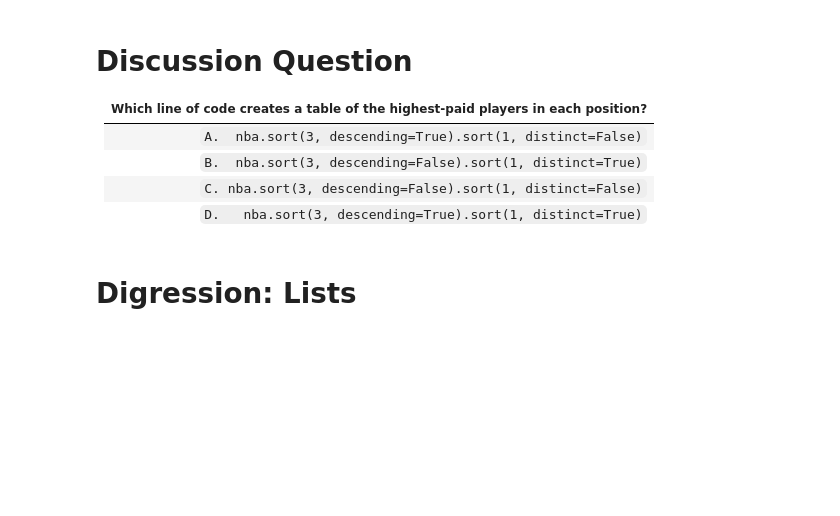
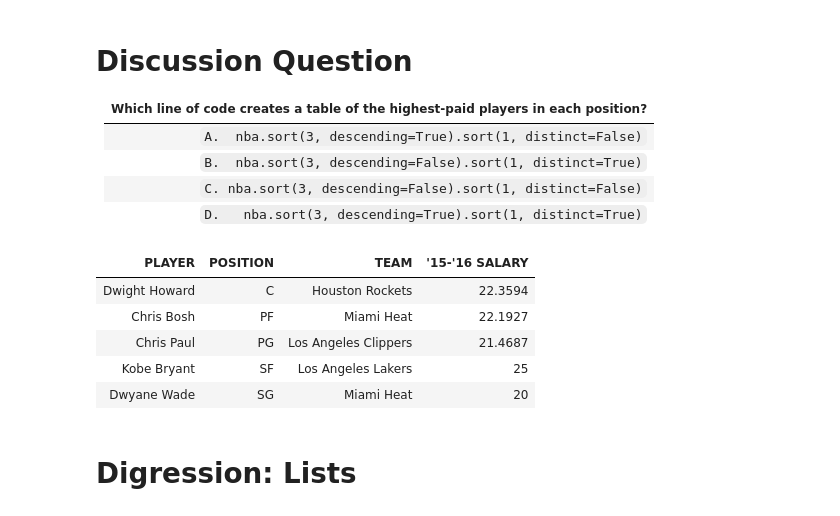
Before and after one commit to ucsd-ets/dsc10-wi19, a Jupyter notebook: Lectures/week02/Lecture04/Lecture 04 Selecting Rows.ipynb, the cells around one changed output. Saved outputs shown, nothing was run; the diff lists cells and outputs as text; code cells hidden in the pictures; blank space fills up the shorter version.

```diff
--- a/Lectures/week02/Lecture04/Lecture 04 Selecting Rows.ipynb
+++ b/Lectures/week02/Lecture04/Lecture 04 Selecting Rows.ipynb
@@ -145,6 +247,15 @@ nba.sort("'15-'16 SALARY", descending=True).show(5)
 |`B.  nba.sort(3, descending=False).sort(1, distinct=True)`|
 |`C. nba.sort(3, descending=False).sort(1, distinct=False)`|
 |`D.   nba.sort(3, descending=True).sort(1, distinct=True)`|
+# %%
+nba.sort(3, descending=True).sort(1, distinct=True)
+# %% [output]
+| PLAYER | POSITION | TEAM | '15-'16 SALARY |
+| Dwight Howard | C | Houston Rockets | 22.3594 |
+| Chris Bosh | PF | Miami Heat | 22.1927 |
+| Chris Paul | PG | Los Angeles Clippers | 21.4687 |
+| Kobe Bryant | SF | Los Angeles Lakers | 25 |
+| Dwyane Wade | SG | Miami Heat | 20 |
 # %% [markdown]
 # Digression: Lists
 # %% [markdown]
```
Also changed, not shown: parts of 36 cells of this notebook, 6 other files.
